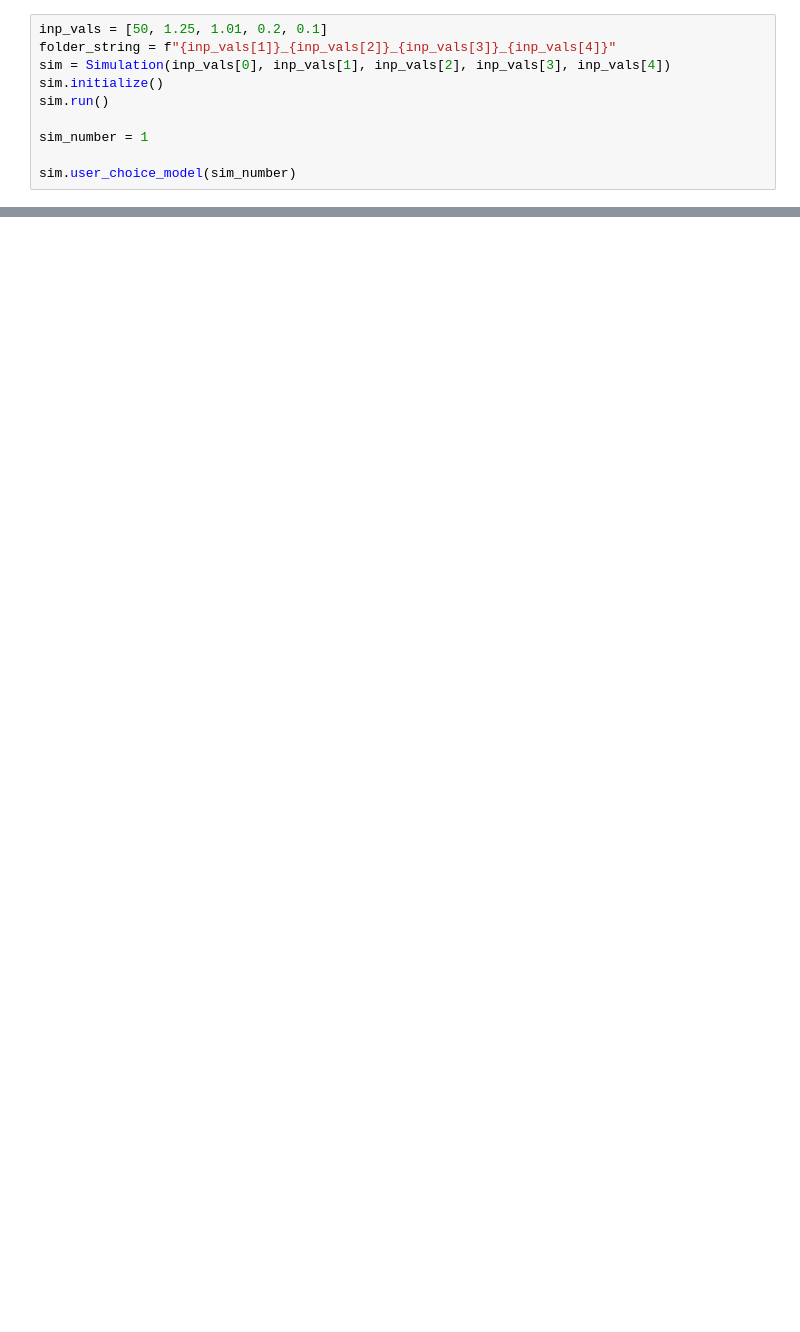
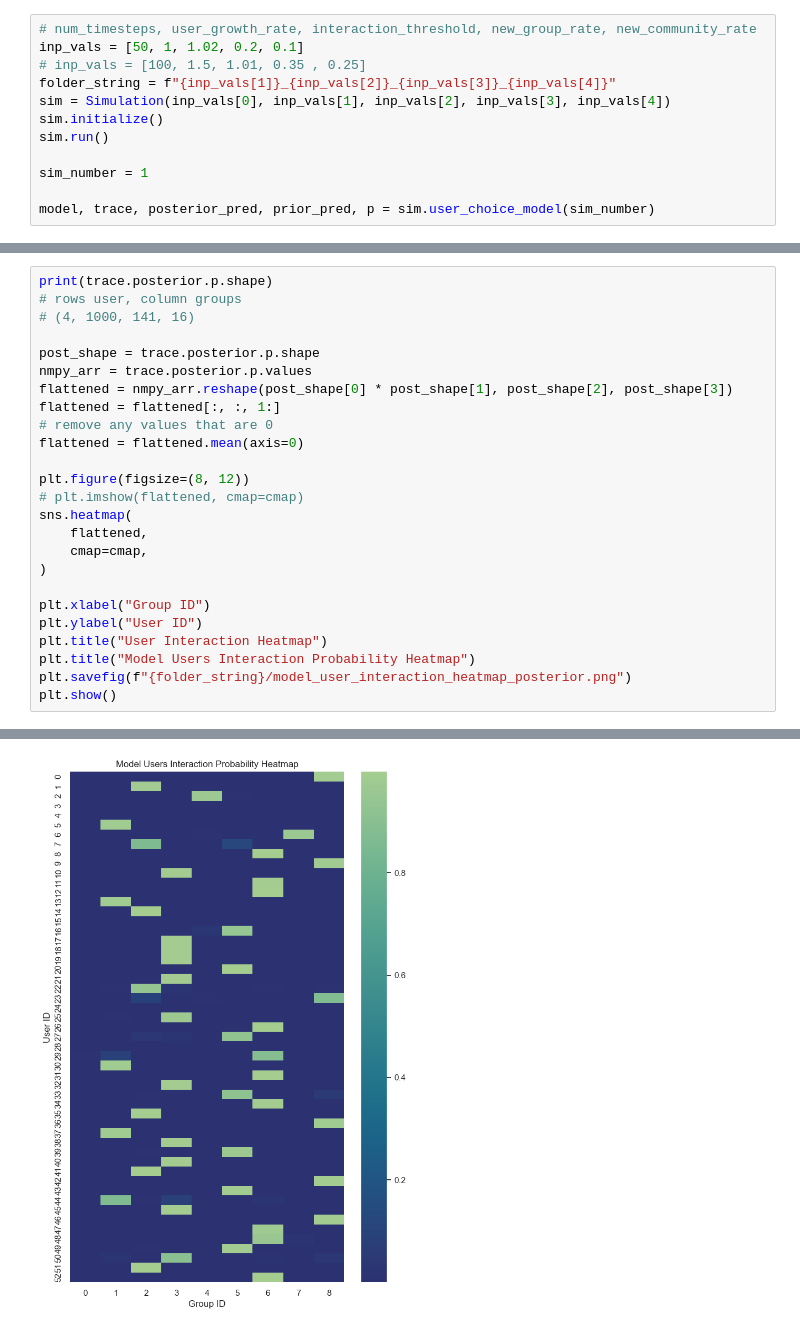
Before and after one commit to Jayman391/STAT-6300-Final, a Jupyter notebook: choice_model.ipynb, the cells around one changed output, grey strips where cells are left out. Cells and saved outputs as stored; diff of their text form; blank space fills up the shorter version.

```diff
--- a/choice_model.ipynb
+++ b/choice_model.ipynb
@@ -855,5 +873,7 @@ class Simulation:
 # %%
-inp_vals = [50, 1.25, 1.01, 0.2, 0.1]
+# num_timesteps, user_growth_rate, interaction_threshold, new_group_rate, new_community_rate
+inp_vals = [50, 1, 1.02, 0.2, 0.1]
+# inp_vals = [100, 1.5, 1.01, 0.35 , 0.25]
 folder_string = f"{inp_vals[1]}_{inp_vals[2]}_{inp_vals[3]}_{inp_vals[4]}"
 sim = Simulation(inp_vals[0], inp_vals[1], inp_vals[2], inp_vals[3], inp_vals[4])
 sim.initialize()
@@ -861,5 +881,5 @@ sim.run()
 
 sim_number = 1
 
-sim.user_choice_model(sim_number)
+model, trace, posterior_pred, prior_pred, p = sim.user_choice_model(sim_number)
 # %% [output]
@@ -976,0 +1252,26 @@ plt.show()
+# %%
+print(trace.posterior.p.shape)
+# rows user, column groups
+# (4, 1000, 141, 16)
+
+post_shape = trace.posterior.p.shape
+nmpy_arr = trace.posterior.p.values
+flattened = nmpy_arr.reshape(post_shape[0] * post_shape[1], post_shape[2], post_shape[3])
+flattened = flattened[:, :, 1:]
+# remove any values that are 0
+flattened = flattened.mean(axis=0)
+
+plt.figure(figsize=(8, 12))
+# plt.imshow(flattened, cmap=cmap)
+sns.heatmap(
+    flattened,
+    cmap=cmap,
+)
+
+plt.xlabel("Group ID")
+plt.ylabel("User ID")
+plt.title("User Interaction Heatmap")
+plt.title("Model Users Interaction Probability Heatmap")
+plt.savefig(f"{folder_string}/model_user_interaction_heatmap_posterior.png")
+plt.show()
+# %% [output]
@@ -976,0 +1279 @@ plt.show()
+[figure, added]
```
Also changed, not shown: parts of 12 cells of this notebook, 40 other files.
